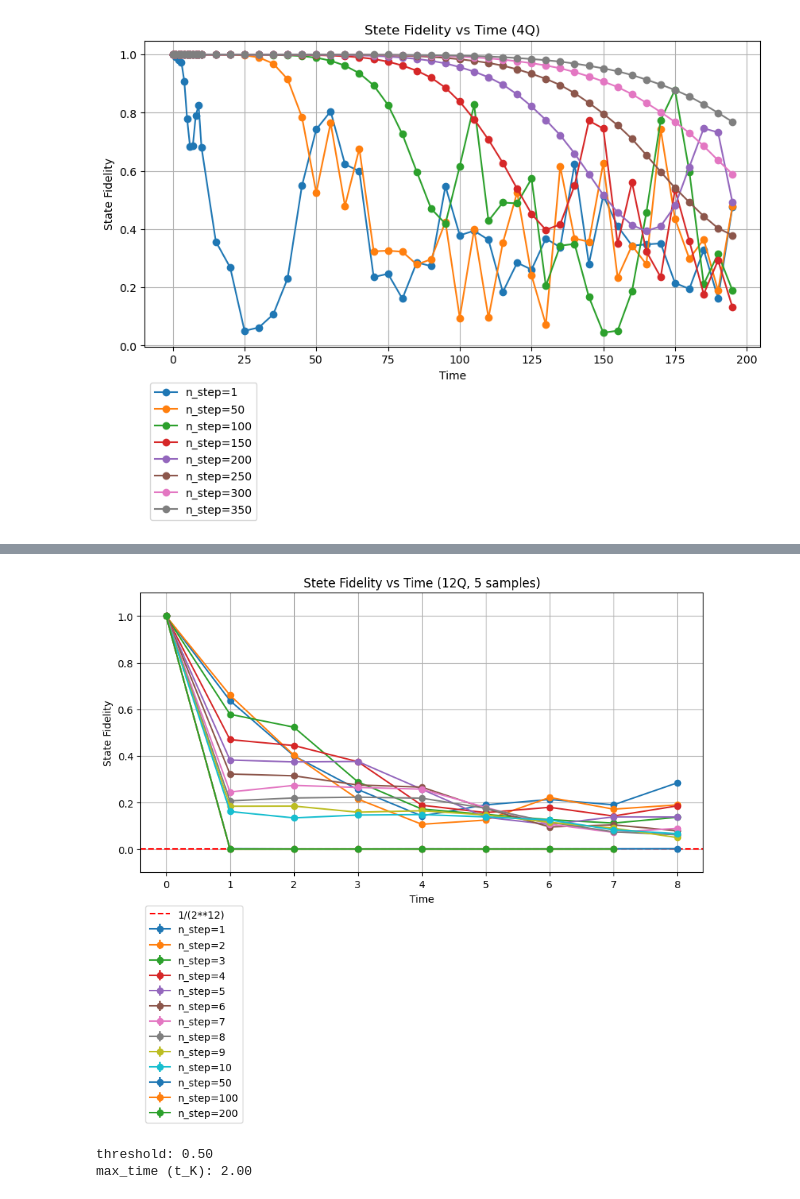
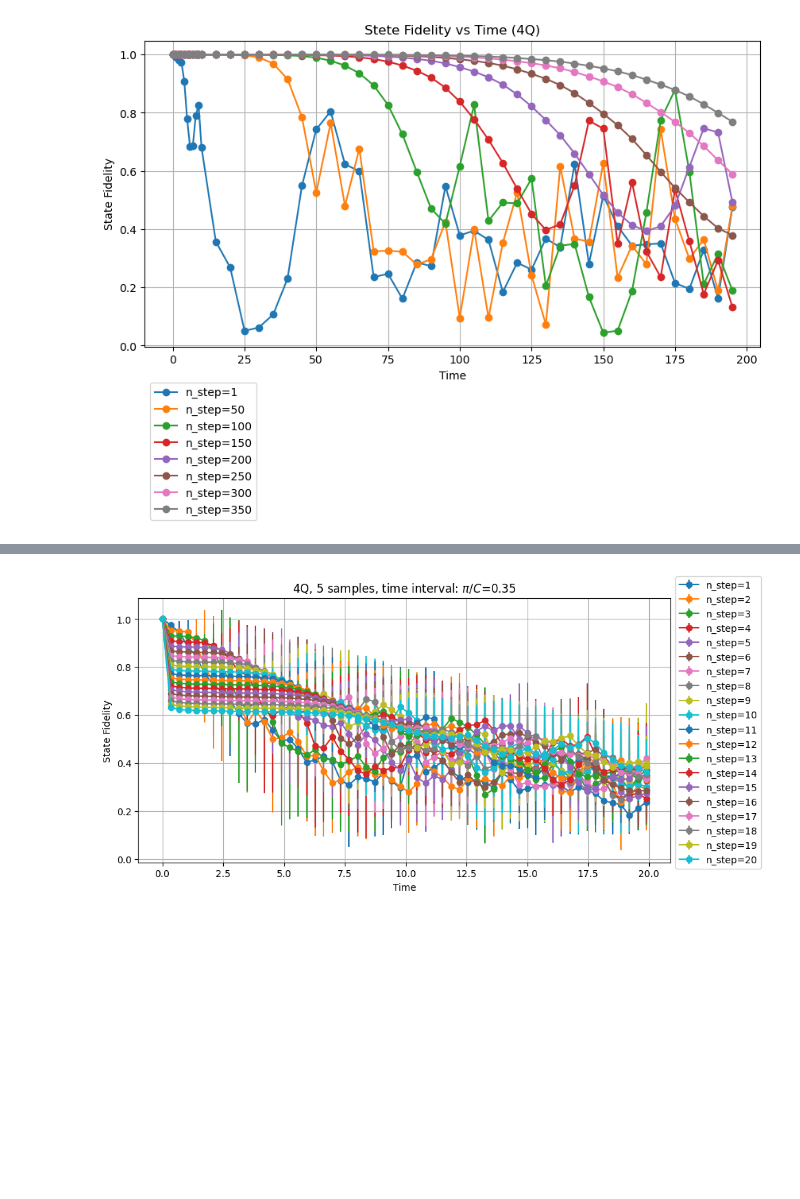
Before and after one commit to YutoMorohoshi/fourier_learning_ibm, a Jupyter notebook: get_param.ipynb, the cells around one changed output, grey strips where cells are left out. Drawn from its saved outputs; the diff is of its cells as text; code cells hidden in the pictures; blank space fills up the shorter version.

```diff
--- a/get_param.ipynb
+++ b/get_param.ipynb
@@ -51,6 +53,6 @@ warnings.filterwarnings("ignore")
 ### Config backend
 # %%
 backend_qpu, backend_sim_noiseless, backend_sim_noisy = setup_backend(
-    qpu_name="ibm_fez"
+    qpu_name="ibm_marrakesh"
 )
 # %% [output]
@@ -335,16 +350,34 @@ print(max_times)
 # %%
+n_qubits = 4
 n_samples = 5
-times = range(0, 11)
-# if n_qubits == 4:
-#     n_steps = [1, 2, 3, 4, 5, 6, 7, 8, 9, 10, 50, 100, 200]
-# elif n_qubits == 12:
-#     n_steps = [1, 2, 3, 4, 5, 6, 7, 8, 9, 10, 50]
-n_steps = [1, 2, 3, 4, 5, 6, 7, 8, 9, 10, 50, 100, 200]
+C = 3 * (n_qubits - 1)
+
+if n_qubits == 4:
+    n_steps = [1, 2, 3, 4, 5, 6, 7, 8, 9, 10, 11, 12, 13, 14, 15, 16, 17, 18, 19, 20]
+    max_time = 20.0
+elif n_qubits == 8:
+    n_steps = [1, 2, 3, 4, 5, 6, 7, 8, 9, 10, 11, 12, 13, 14, 15, 16, 17, 18, 19, 20]
+    max_time = 10.0
+elif n_qubits == 12:
+    n_steps = [1, 2, 3, 4, 5, 6, 7, 8]
+    max_time = 2.0
+
+# t_k = k * pi / C
+times = np.arange(0, max_time, np.pi / C)
+print(f"times: {times}\n")
 results = []
 rng = np.random.default_rng(42)
 
 for i in range(n_samples):
-    print(f"sample: {i}")
+    # 途中経過を表示 + ファイルに保存
+    progress_report = f"sample: {i}"
+    print(progress_report)
+    with open(
+        f"results/get_param/temp_progress.txt", "a"
+    ) as f:  # 使い回すので temp をつける
+        f.write(progress_report + "\n")
+
+    # ハイゼンベルグモデルを生成
     Js = rng.uniform(-1, 1, size=n_qubits - 1)
     G = get_graph(n_qubits, Js)
     heisenberg = HeisenbergModel(n_qubits, G)
@@ -432,41 +465,27 @@ display(df_grouped)
 # %%
 # sta_fidelity の sample に対する平均と分散を計算
 df_grouped_mean = df_grouped.groupby(["t", "n_step"]).agg({"sta_fidelity": "mean"})
 df_grouped_mean = df_grouped_mean.reset_index()
 df_grouped_std = df_grouped.groupby(["t", "n_step"]).agg({"sta_fidelity": "std"})
 df_grouped_std = df_grouped_std.reset_index()
 
 # plot
 plt.figure(figsize=(10, 5))
 for n_step in df_grouped["n_step"].unique():
     df_tmp = df_grouped_mean[df_grouped_mean["n_step"] == n_step]
     plt.errorbar(
         df_tmp["t"],
         df_tmp["sta_fidelity"],
         yerr=df_grouped_std[df_grouped_std["n_step"] == n_step]["sta_fidelity"],
         label=f"n_step={n_step}",
         marker="o",
     )
-random_pro_fidelity = 1 / (2**n_qubits)
-plt.axhline(
-    y=random_pro_fidelity, color="red", linestyle="dashed", label=f"1/(2**{n_qubits})"
-)
 plt.xlabel("Time")
 plt.ylabel("State Fidelity")
-plt.ylim(-0.1, 1.1)
-plt.legend(bbox_to_anchor=(0, -0.1), loc="upper left")
+plt.legend(bbox_to_anchor=(1, 1.1), loc="upper left")
 plt.grid()
-plt.title(f"Stete Fidelity vs Time ({n_qubits}Q, {n_samples} samples)")
-plt.savefig(f"results/get_param/{n_qubits}Q_fidelity_vs_time_rough.pdf")
+plt.title(rf"{n_qubits}Q, {n_samples} samples, time interval: $\pi/C$={np.pi/C:.2f}")
+plt.savefig(f"results/get_param/{n_qubits}Q/fidelity_vs_time_rough.pdf")
 plt.show()
 # %% [output]
-[figure, old version]
+[figure, new version]
-# %%
-threshold = 0.50
-# sta_fidelity の sample に対する平均が threshold を超える最大の time を取得。これが t_K となる
-max_time = df_grouped_mean[df_grouped_mean["sta_fidelity"] > threshold]["t"].max()
-print(f"threshold: {threshold:.2f}")
-print(f"max_time (t_K): {max_time:.2f}")
-# %% [output]
-threshold: 0.50
-max_time (t_K): 2.00
```
Also changed, not shown: parts of 19 cells of this notebook, 58 other files.
